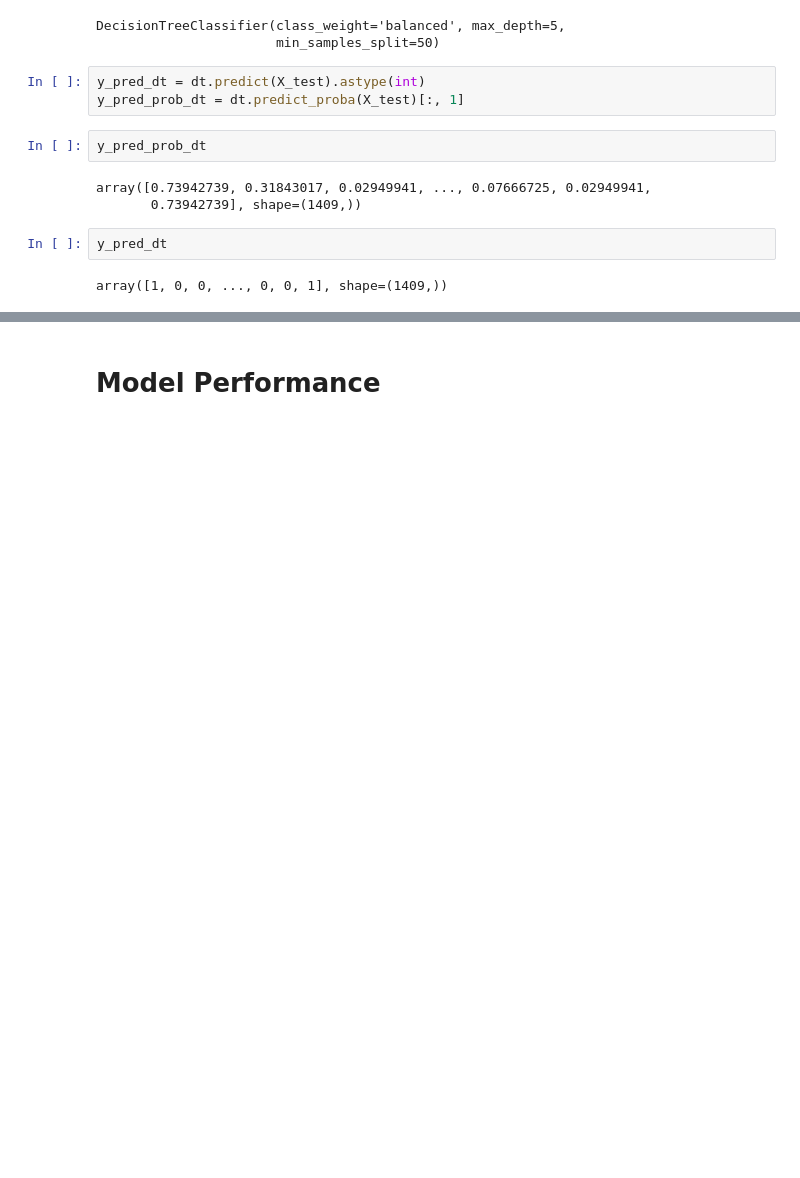
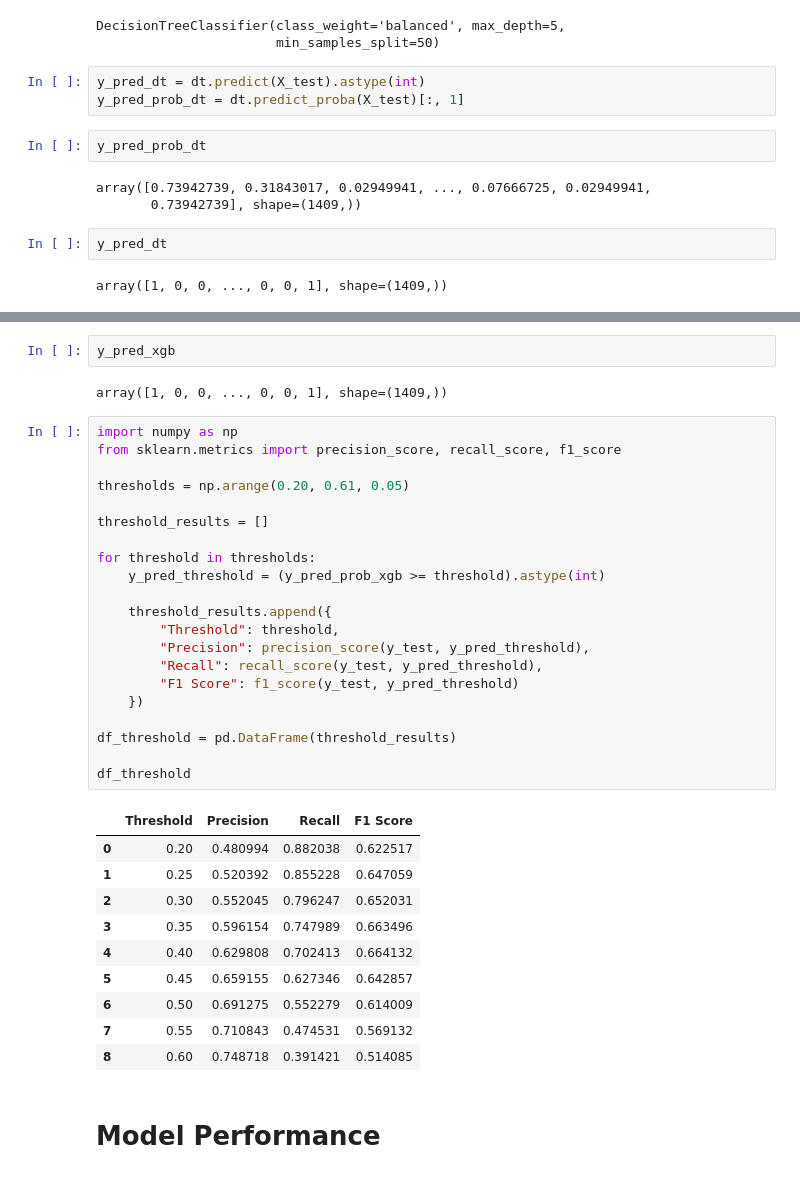
Before and after one commit to anuragchauhan21/Customer-Churn-Analysis, a Jupyter notebook: modeling.ipynb, the cells around one changed output, grey strips where cells are left out. Drawn from its saved outputs; the diff is of its cells as text; blank space fills up the shorter version.

```diff
--- a/modeling.ipynb
+++ b/modeling.ipynb
@@ -214,3 +262,39 @@ array([1, 0, 0, ..., 0, 0, 1], shape=(1409,))
+# %%
+y_pred_xgb
+# %% [output]
+array([1, 0, 0, ..., 0, 0, 1], shape=(1409,))
+# %%
+import numpy as np
+from sklearn.metrics import precision_score, recall_score, f1_score
+
+thresholds = np.arange(0.20, 0.61, 0.05)
+
+threshold_results = []
+
+for threshold in thresholds:
+    y_pred_threshold = (y_pred_prob_xgb >= threshold).astype(int)
+
+    threshold_results.append({
+        "Threshold": threshold,
+        "Precision": precision_score(y_test, y_pred_threshold),
+        "Recall": recall_score(y_test, y_pred_threshold),
+        "F1 Score": f1_score(y_test, y_pred_threshold)
+    })
+
+df_threshold = pd.DataFrame(threshold_results)
+
+df_threshold
+# %% [output]
+|  | Threshold | Precision | Recall | F1 Score |
+| 0 | 0.20 | 0.480994 | 0.882038 | 0.622517 |
+| 1 | 0.25 | 0.520392 | 0.855228 | 0.647059 |
+| 2 | 0.30 | 0.552045 | 0.796247 | 0.652031 |
+| 3 | 0.35 | 0.596154 | 0.747989 | 0.663496 |
+| 4 | 0.40 | 0.629808 | 0.702413 | 0.664132 |
+| 5 | 0.45 | 0.659155 | 0.627346 | 0.642857 |
+| 6 | 0.50 | 0.691275 | 0.552279 | 0.614009 |
+| 7 | 0.55 | 0.710843 | 0.474531 | 0.569132 |
+| 8 | 0.60 | 0.748718 | 0.391421 | 0.514085 |
 # %% [markdown]
 # Model Performance
 # %%
```
Also changed, not shown: parts of 18 cells of this notebook.
